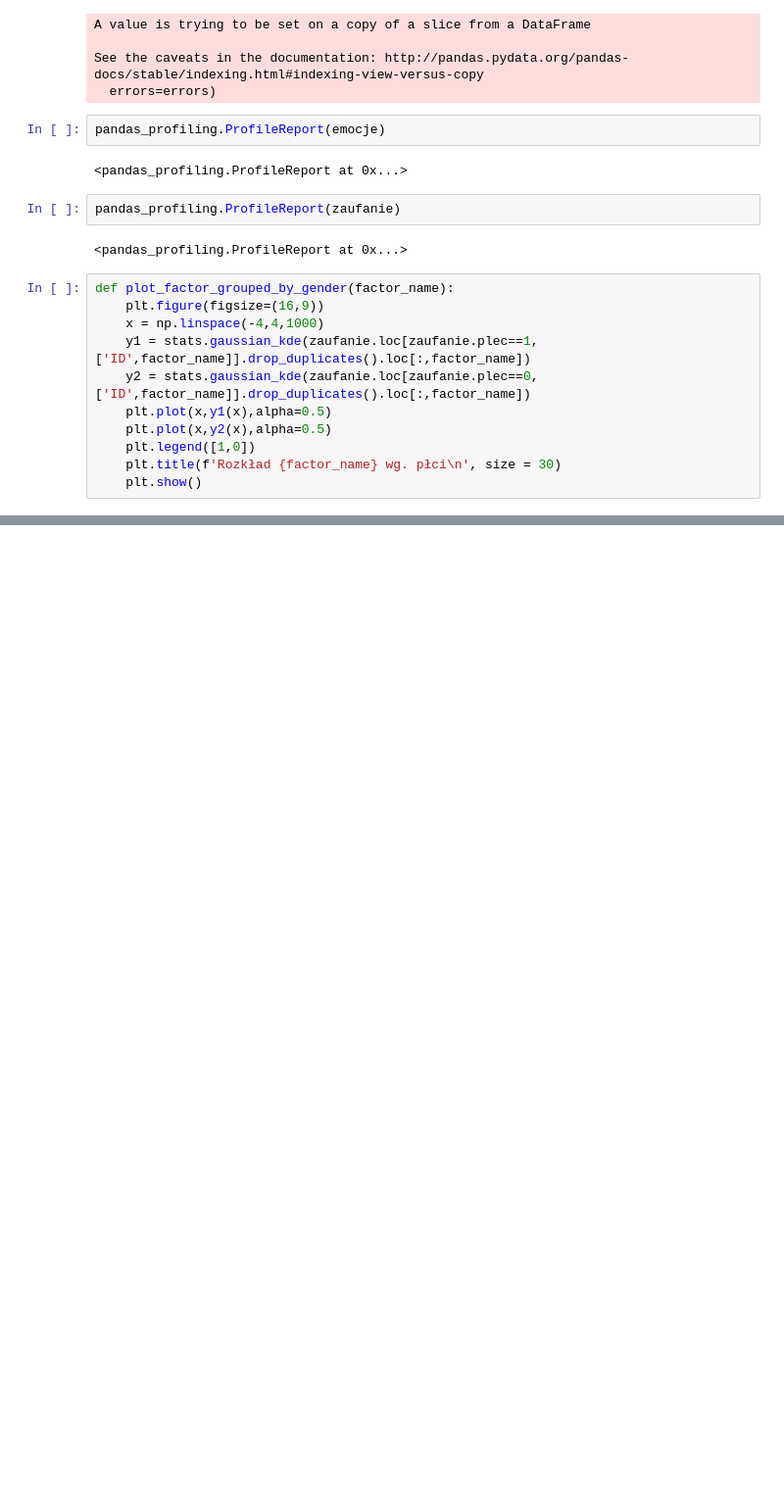
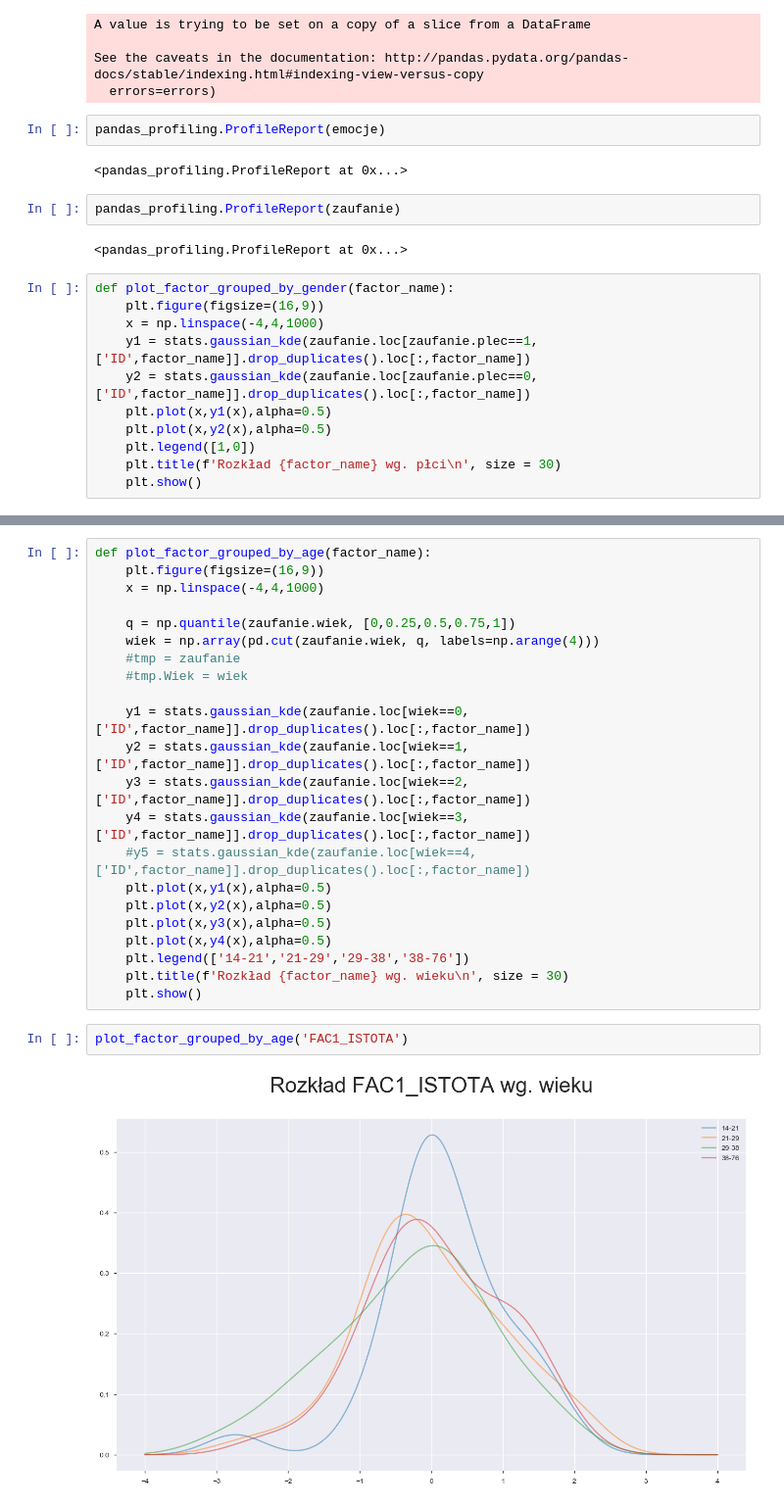
Before and after one commit to Siemashko/CNKStudyOnEmotions, a Jupyter notebook: Projekt emocje.ipynb, the cells around one changed output, grey strips where cells are left out. Shown at 98% size. Drawn from its saved outputs; the diff is of its cells as text; blank space fills up the shorter version.

Commit message:
WIEK

```diff
--- a/Projekt emocje.ipynb
+++ b/Projekt emocje.ipynb
@@ -98,0 +98,26 @@ IntText(value=3)
+# %%
+def plot_factor_grouped_by_age(factor_name):
+    plt.figure(figsize=(16,9))
+    x = np.linspace(-4,4,1000)
+
+    q = np.quantile(zaufanie.wiek, [0,0.25,0.5,0.75,1])
+    wiek = np.array(pd.cut(zaufanie.wiek, q, labels=np.arange(4)))
+    #tmp = zaufanie
+    #tmp.Wiek = wiek
+
+    y1 = stats.gaussian_kde(zaufanie.loc[wiek==0,['ID',factor_name]].drop_duplicates().loc[:,factor_name])
+    y2 = stats.gaussian_kde(zaufanie.loc[wiek==1,['ID',factor_name]].drop_duplicates().loc[:,factor_name])
+    y3 = stats.gaussian_kde(zaufanie.loc[wiek==2,['ID',factor_name]].drop_duplicates().loc[:,factor_name])
+    y4 = stats.gaussian_kde(zaufanie.loc[wiek==3,['ID',factor_name]].drop_duplicates().loc[:,factor_name])
+    #y5 = stats.gaussian_kde(zaufanie.loc[wiek==4,['ID',factor_name]].drop_duplicates().loc[:,factor_name])
+    plt.plot(x,y1(x),alpha=0.5)
+    plt.plot(x,y2(x),alpha=0.5)
+    plt.plot(x,y3(x),alpha=0.5)
+    plt.plot(x,y4(x),alpha=0.5)
+    plt.legend(['14-21','21-29','29-38','38-76'])
+    plt.title(f'Rozkład {factor_name} wg. wieku\n', size = 30)
+    plt.show()
+# %%
+plot_factor_grouped_by_age('FAC1_ISTOTA')
+# %% [output]
+[figure, added]
```
Also changed, not shown: parts of 3 cells of this notebook.
